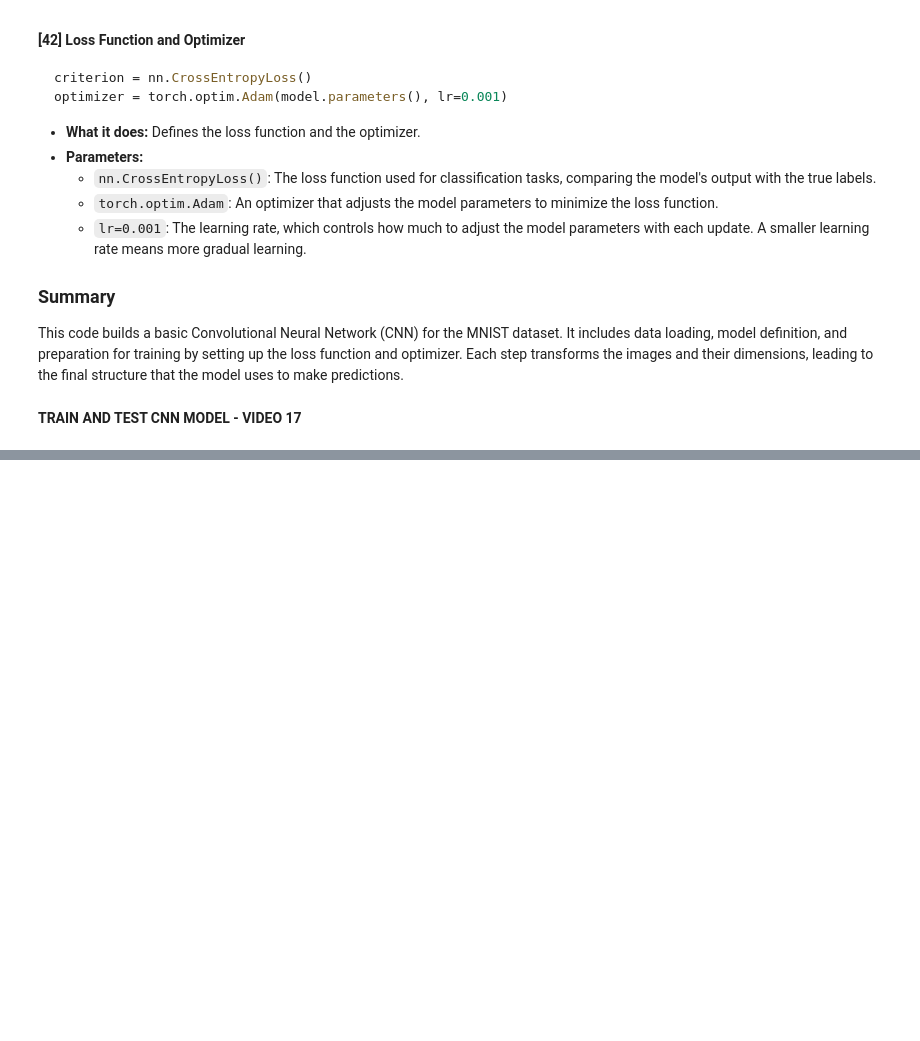
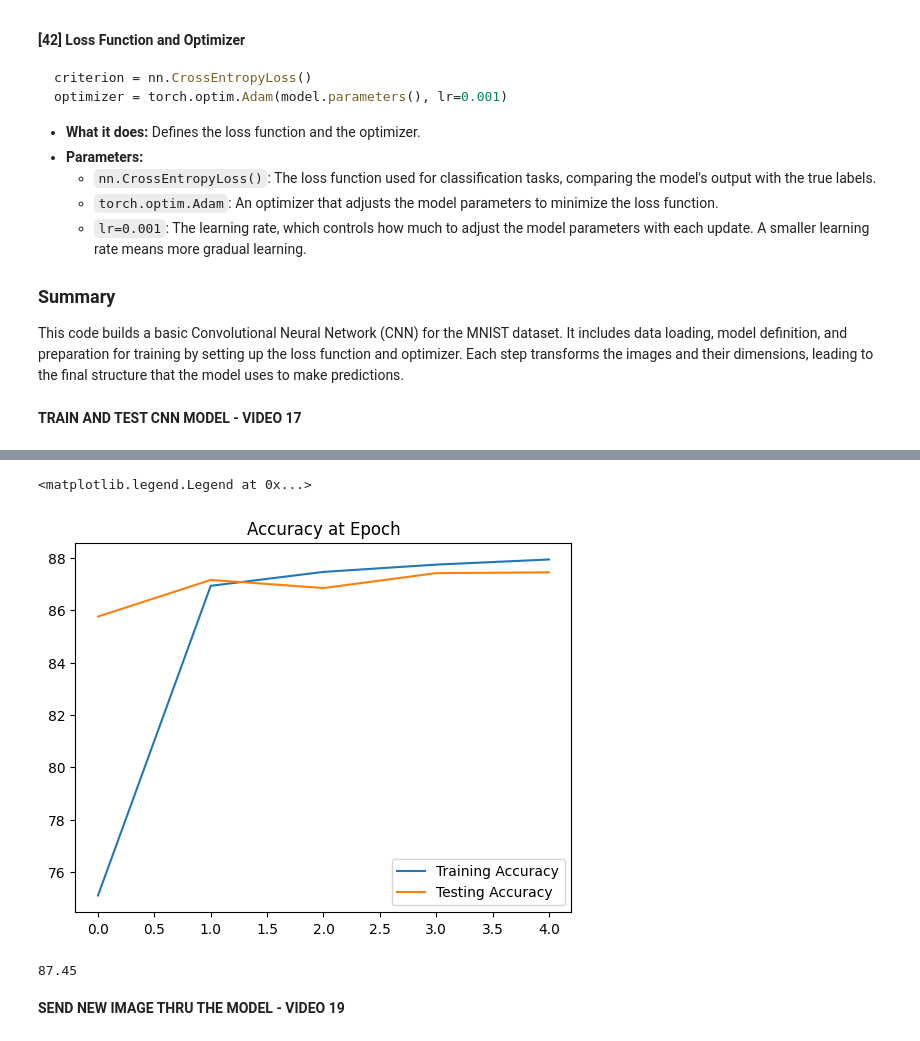
Before and after one commit to MathewS424/PyTorch-Tutorial, a Jupyter notebook: 14_CNN.ipynb, the cells around one changed output, grey strips where cells are left out. Cells and saved outputs as stored; diff of their text form; code cells hidden in the pictures; blank space fills up the shorter version.

```diff
--- a/14_CNN.ipynb
+++ b/14_CNN.ipynb
@@ -478,0 +484,9 @@ print(f"Training Took: {total/60} minutes!")
+# %%
+# graph the accurancy at the end of each epoch
+plt.plot([t/600 for t in train_correct], label="Training Accuracy")
+plt.plot([t/100 for t in test_correct], label="Testing Accuracy")
+plt.title("Accuracy at Epoch")
+plt.legend()
+# %% [output]
+<matplotlib.legend.Legend at 0x...>
+[figure, added]
@@ -478,0 +502,7 @@ print(f"Training Took: {total/60} minutes!")
+# %%
+# Did for corrrect
+correct.item()/len(test_data)*100
+# %% [output]
+87.45
+# %% [markdown]
+**SEND NEW IMAGE THRU THE MODEL - VIDEO 19**
```
Also changed, not shown: parts of 15 cells of this notebook.
